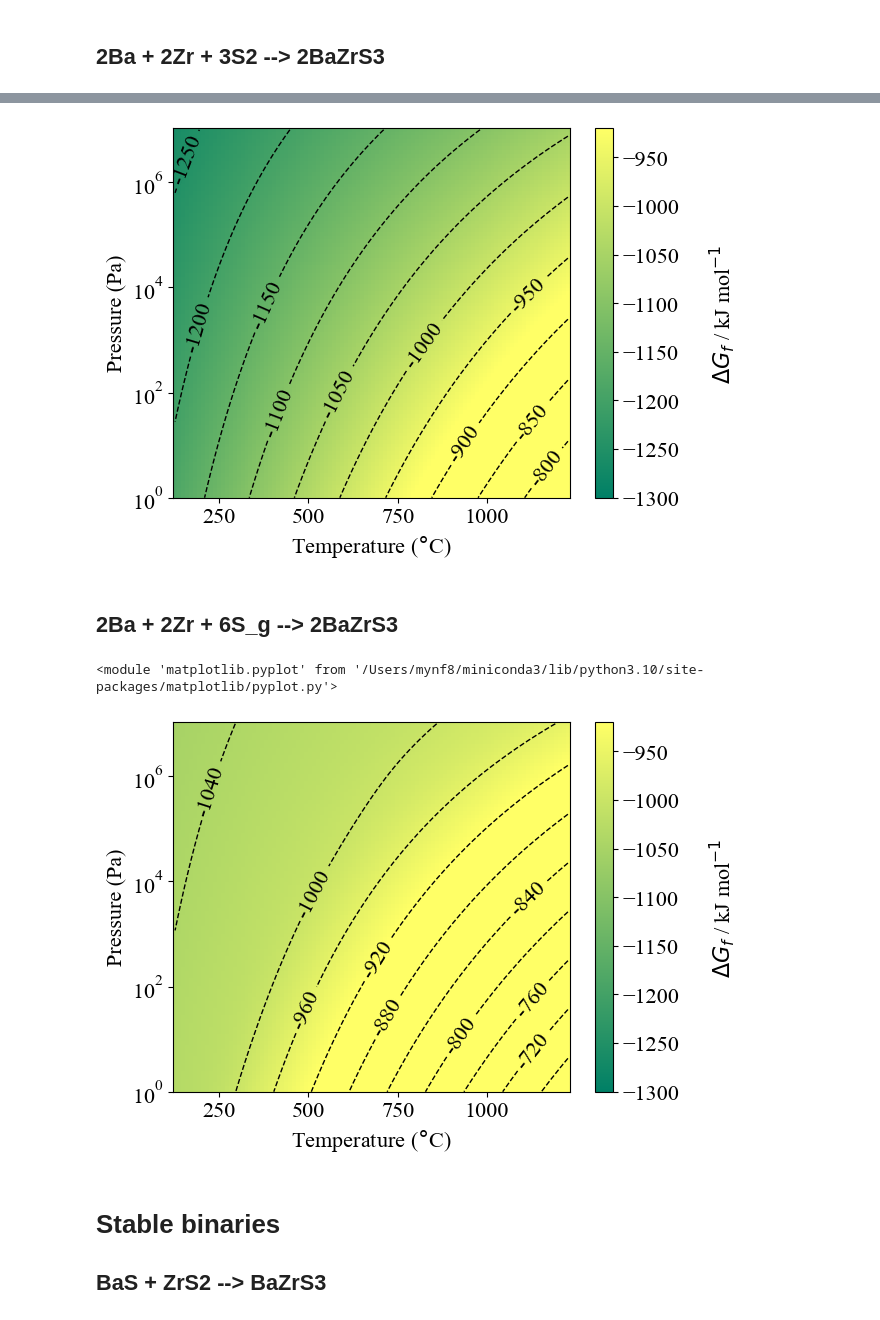
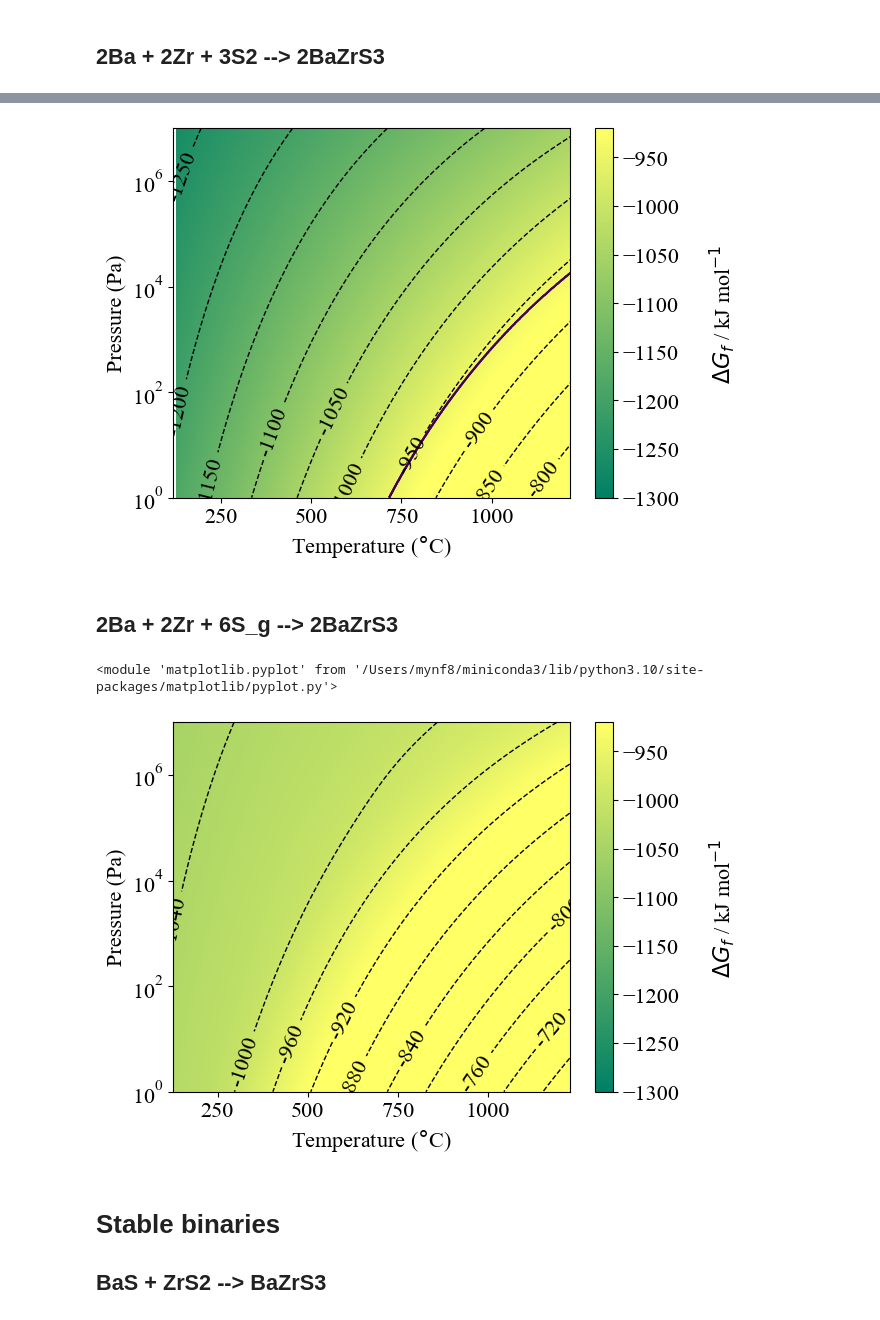
Before and after one commit to NU-CEM/ThermoPot, a Jupyter notebook: sulfur_model_comparison.ipynb, the cells around one changed output, grey strips where cells are left out. Drawn from its saved outputs; the diff is of its cells as text; code cells hidden in the pictures.

Commit message:
update with region where S2/S8 dominate marked

```diff
--- a/sulfur_model_comparison.ipynb
+++ b/sulfur_model_comparison.ipynb
@@ -61,8 +61,8 @@ S_g = materials.Sulfur_model(S8_calculation.energy/8)
 
 The Sulfur model is only valid for 400-1500K and 10^0-10^7 Pascal.
 # %%
-T = np.linspace(400,1500,100) # K
-P = np.array( np.logspace(0,7,100),ndmin=2).transpose() # Pa   valid region for sulfur mode
+T = np.linspace(400,1500,1000) # K
+P = np.array( np.logspace(0,7,1000),ndmin=2).transpose() # Pa   valid region for sulfur mode
 # %% [markdown]
 # Elemental reactions
 ## Ba + Zr + 3S --> BaZrS3
@@ -78,0 +83,10 @@ Standard heat of formation phase diagram. This tells us that the perovskite is s
+# %%
+S2_formation = reactions.Reaction({},{S2:1},temperature=T,pressure=P)
+S2_mu = S2_formation.Dmu(xc='scan',units="kJ")
+
+S8_formation = reactions.Reaction({},{S8:1},temperature=T,pressure=P)
+S8_mu = S8_formation.Dmu(xc='scan',units="kJ")
+
+
+plt.contour(T-273,P.flatten(),S8_mu.potential <= S2_mu.potential*4, levels=[.5])
+plt.yscale('log')
@@ -89,4 +106,6 @@ GFE.plot_TvsP(scale_range=[-1040, -920],T_units="C")
 S2_reaction = reactions.Reaction({Ba:2,Zr:2,S2:3},{BaZrS3:2},temperature=T,pressure=P,fu=2)
 GFE = S2_reaction.Dmu(units="kJ",xc='scan')
 GFE.plot_TvsP(scale_range=[-1300, -920],T_units="C")
+plt.xlim(117,1217)
+plt.contour(T-273,P.flatten(),S8_mu.potential <= S2_mu.potential*4, levels=[.5])
 # %% [output]
@@ -94,4 +113,4 @@ GFE.plot_TvsP(scale_range=[-1300, -920],T_units="C")
-[figure, old version]
+[figure, new version]
 # %% [markdown]
 ## 2Ba + 2Zr + 6S_g --> 2BaZrS3
 # %%
@@ -100,7 +119,7 @@ GFE = Sg_reaction.Dmu(units="kJ",xc='scan')
 GFE.plot_TvsP(scale_range=[-1300, -920],T_units="C")
 # %% [output]
 <module 'matplotlib.pyplot' from '/Users/mynf8/miniconda3/lib/python3.10/site-packages/matplotlib/pyplot.py'>
-[figure, old version]
+[figure, new version]
 # %% [markdown]
 # Stable binaries
 ## BaS + ZrS2 --> BaZrS3
```
Also changed, not shown: parts of 19 cells of this notebook.
